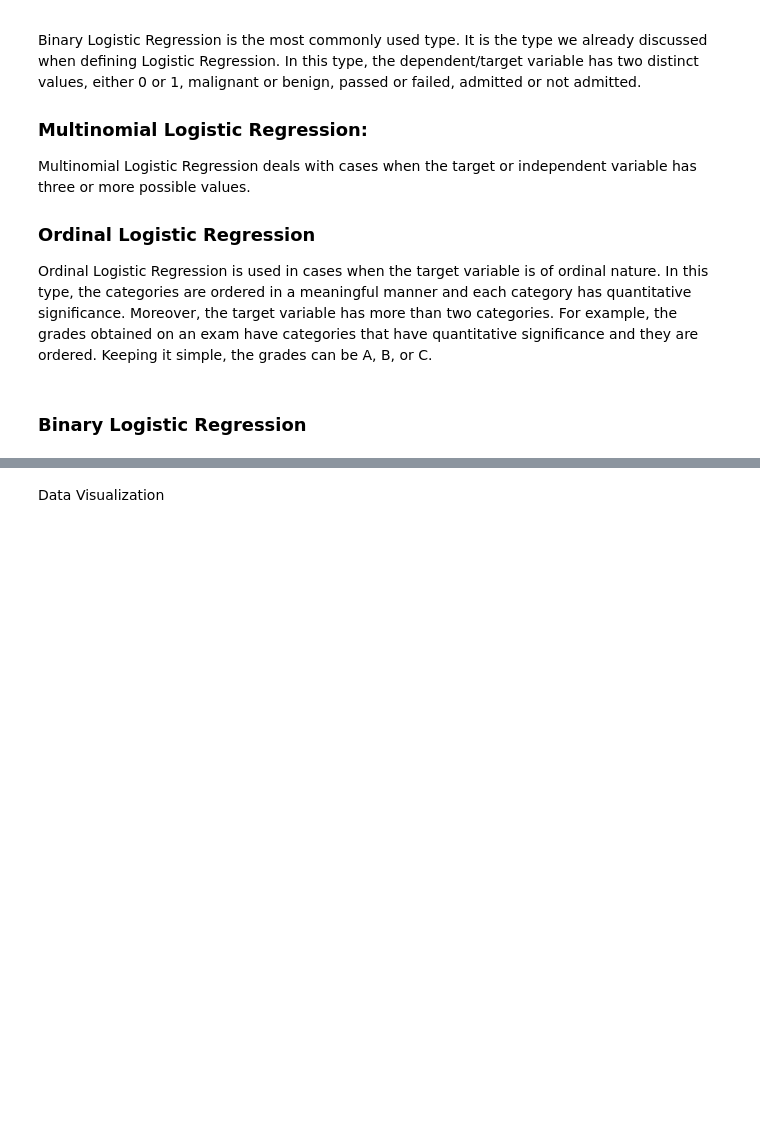
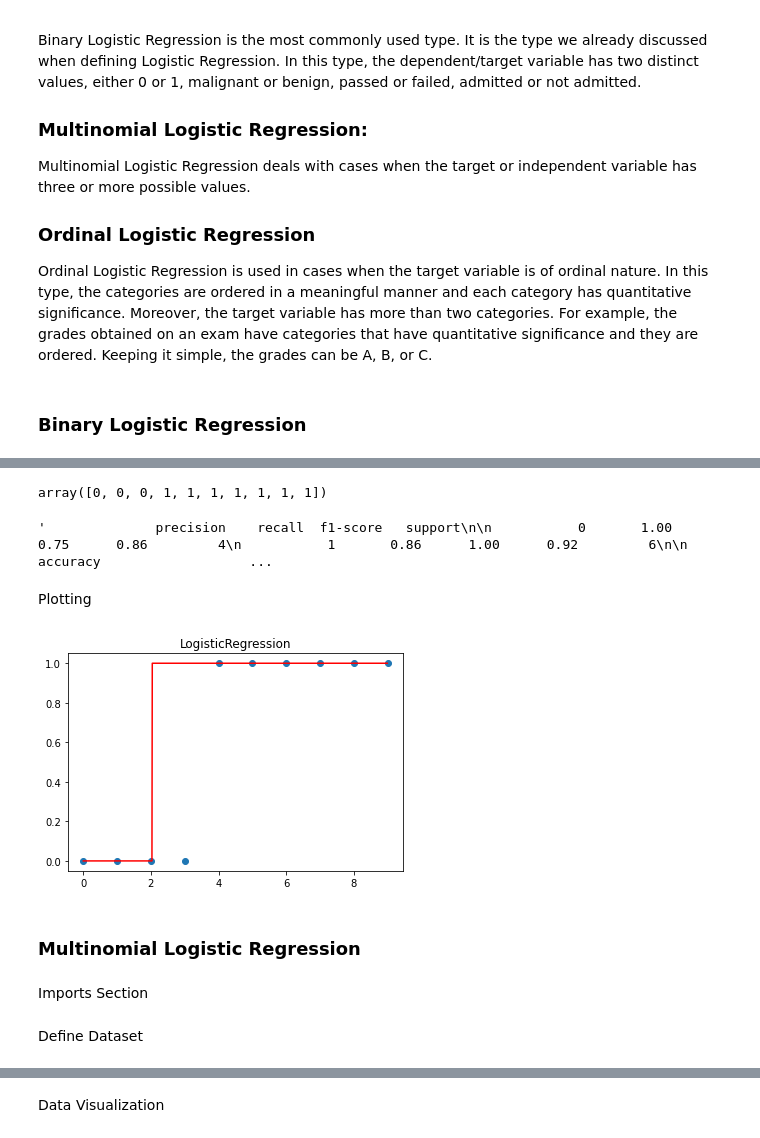
Before and after one commit to DevangML/AI-Common-Library, a Jupyter notebook: regression/logistic regression/notebook.ipynb, the cells around one changed output, grey strips where cells are left out. Saved outputs shown, nothing was run; the diff lists cells and outputs as text; code cells hidden in the pictures; blank space fills up the shorter version.

```diff
--- a/regression/logistic regression/notebook.ipynb
+++ b/regression/logistic regression/notebook.ipynb
@@ -30,0 +29,7 @@ import seaborn as sns
+# %%
+x = np.arange(10).reshape(-1, 1)
+y = np.array([0, 0, 0, 0, 1, 1, 1, 1, 1, 1])
+# %%
+model = LogisticRegression(solver='liblinear', random_state=0)
+
+model.fit(x, y)
@@ -30,0 +63,26 @@ import seaborn as sns
+# %%
+model.predict(x)
+# %% [output]
+array([0, 0, 0, 1, 1, 1, 1, 1, 1, 1])
+# %%
+classification_report(y, model.predict(x))
+# %% [output]
+'              precision    recall  f1-score   support\n\n           0       1.00      0.75      0.86         4\n           1       0.86      1.00      0.92         6\n\n    accuracy                   ...
+# %% [markdown]
+Plotting
+# %%
+# plot the dataset
+plt.scatter(x, y)
+# plot the line of best fit
+xaxis = np.arange(x.min(), x.max(), 0.01)
+yaxis = model.predict(xaxis.reshape((len(xaxis), 1)))
+plt.plot(xaxis, yaxis, color='r')
+# show the plot
+plt.title(type(model).__name__)
+plt.show()
+# %% [output]
+[figure, added]
+# %% [markdown]
+### Multinomial Logistic Regression
+# %% [markdown]
+Imports Section
@@ -30,0 +92,2 @@ import seaborn as sns
+# %% [markdown]
+Define Dataset
```
Also changed, not shown: parts of 40 cells of this notebook, 15 other files.
